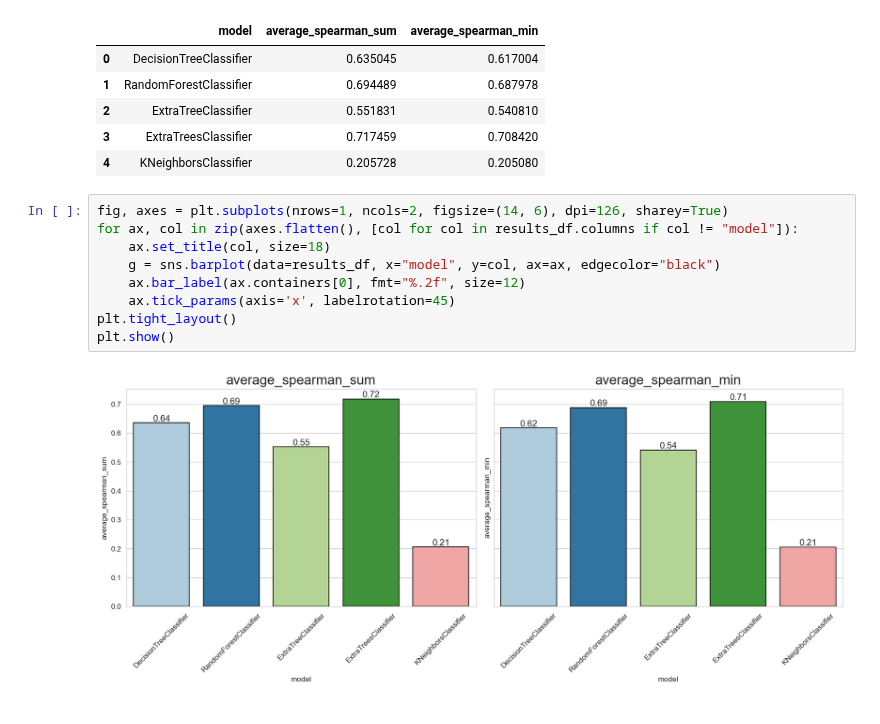
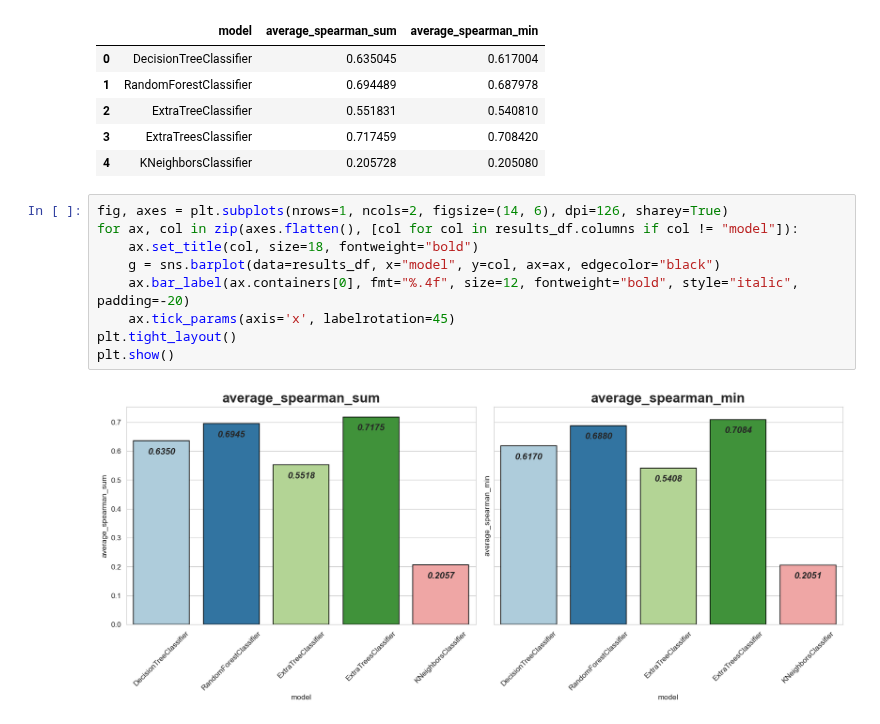
Before and after one commit to nina-prog/meta-learning-for-encoder-selection, a Jupyter notebook: notebooks/week11/week11-ordinal-regression.ipynb, the cells around one changed output. Drawn from its saved outputs; the diff is of its cells as text.

Commit message:
Improved result plot

```diff
--- a/notebooks/week11/week11-ordinal-regression.ipynb
+++ b/notebooks/week11/week11-ordinal-regression.ipynb
@@ -237,11 +237,11 @@ results_df
 # %%
 fig, axes = plt.subplots(nrows=1, ncols=2, figsize=(14, 6), dpi=126, sharey=True)
 for ax, col in zip(axes.flatten(), [col for col in results_df.columns if col != "model"]):
-    ax.set_title(col, size=18)
+    ax.set_title(col, size=18, fontweight="bold")
     g = sns.barplot(data=results_df, x="model", y=col, ax=ax, edgecolor="black")
-    ax.bar_label(ax.containers[0], fmt="%.2f", size=12)
+    ax.bar_label(ax.containers[0], fmt="%.4f", size=12, fontweight="bold", style="italic", padding=-20)
     ax.tick_params(axis='x', labelrotation=45)
 plt.tight_layout()
 plt.show()
 # %% [output]
-[figure, old version]
+[figure, new version]
```
